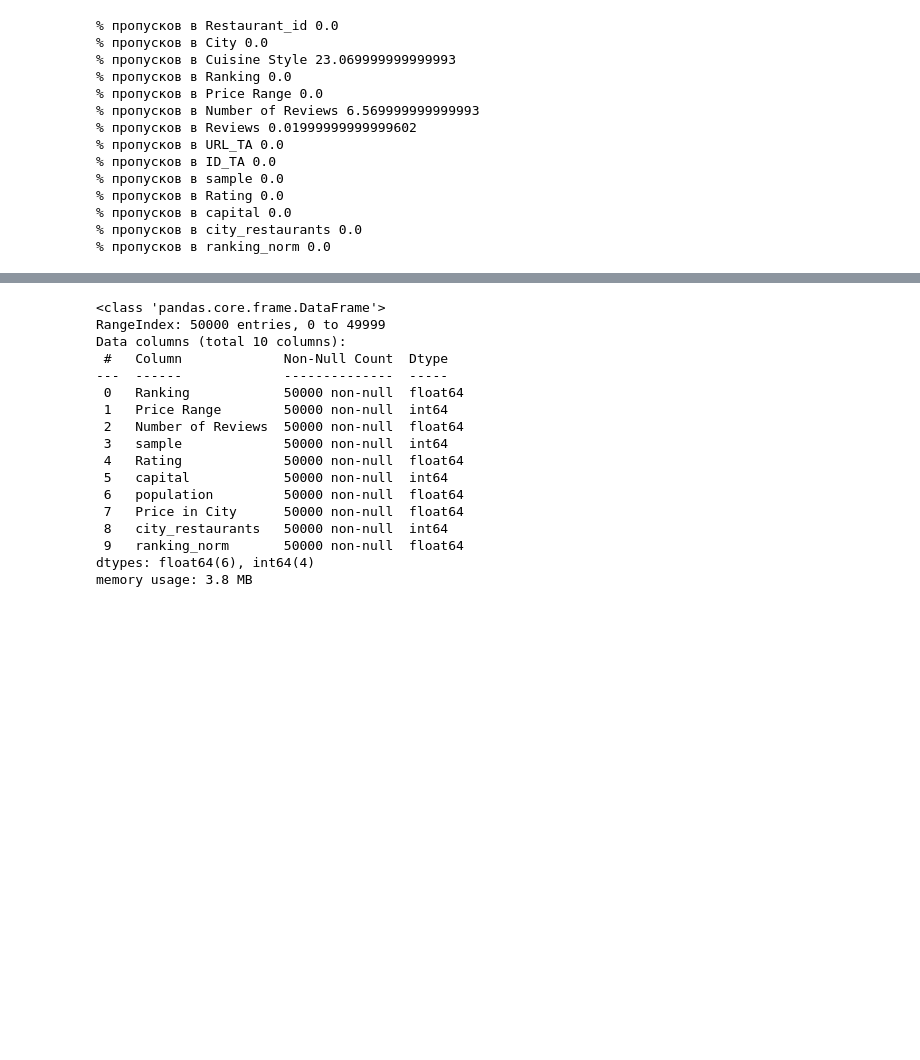
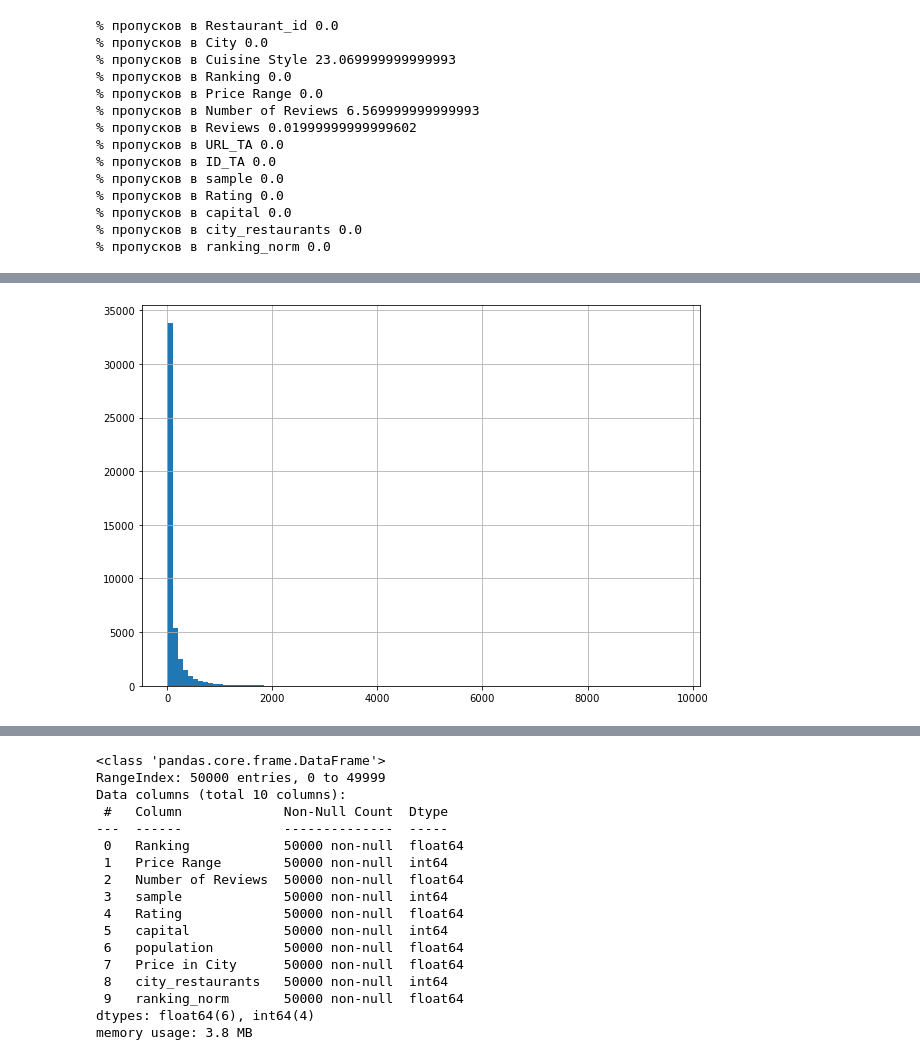
Before and after one commit to maximka1980/SF_DSPRO, a Jupyter notebook: module_3/module3_predict_submission-Copy1.ipynb, the cells around one changed output, grey strips where cells are left out. Cells and saved outputs as stored; diff of their text form; code cells hidden in the pictures; blank space fills up the shorter version.

```diff
--- a/module_3/module3_predict_submission-Copy1.ipynb
+++ b/module_3/module3_predict_submission-Copy1.ipynb
@@ -517,0 +594,8 @@ data.head(3)
+# %%
+# посмотрим распределение признака
+
+
+plt.rcParams['figure.figsize'] = (10,7)
+data['Number of Reviews'].hist(bins=100)
+# %% [output]
+[figure, added]
```
Also changed, not shown: parts of 32 cells of this notebook, 2 other files.
